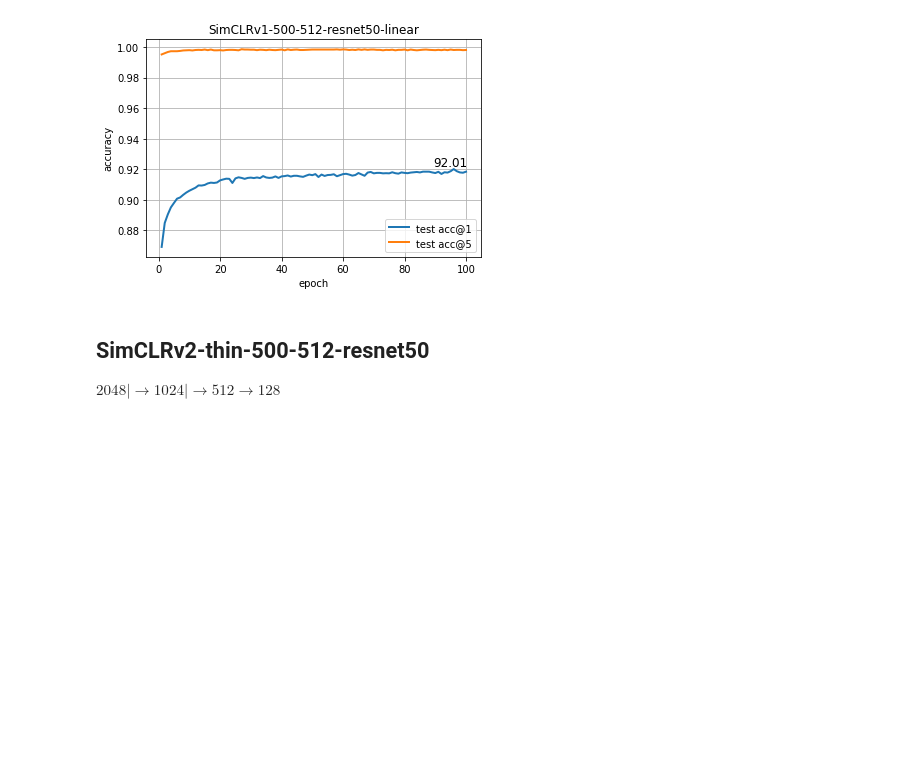
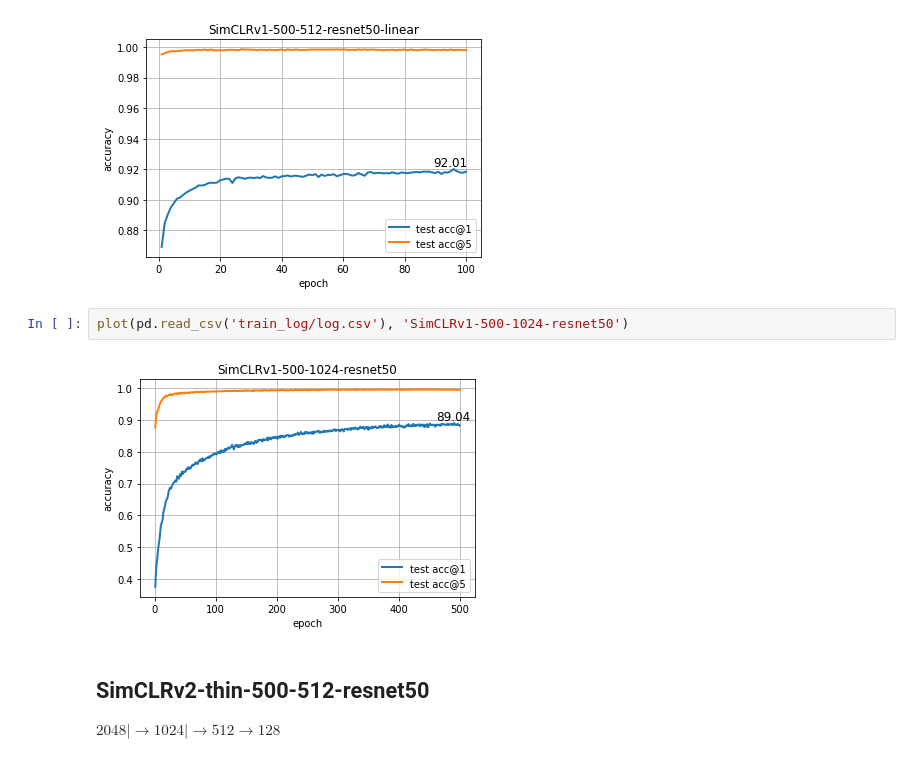
Before and after one commit to Cheng-Chen-NYU/cssl, a Jupyter notebook: illustrate.ipynb, the cells around one changed output. Drawn from its saved outputs; the diff is of its cells as text; blank space fills up the shorter version.

```diff
--- a/illustrate.ipynb
+++ b/illustrate.ipynb
@@ -72,6 +72,10 @@ plot(pd.read_csv('train_log/simclrv1-500-512-resnet50/log.csv'), 'SimCLRv1-500-5
 plot(pd.read_csv('train_log/simclrv1-500-512-resnet50/linear_statistics.csv'), 'SimCLRv1-500-512-resnet50-linear')
 # %% [output]
 [figure]
+# %%
+plot(pd.read_csv('train_log/log.csv'), 'SimCLRv1-500-1024-resnet50')
+# %% [output]
+[figure, added]
 # %% [markdown]
 ## SimCLRv2-thin-500-512-resnet50
 $2048|\to1024|\to512\to128$
```
Also changed, not shown: parts of 1 cell of this notebook, 15 other files.
